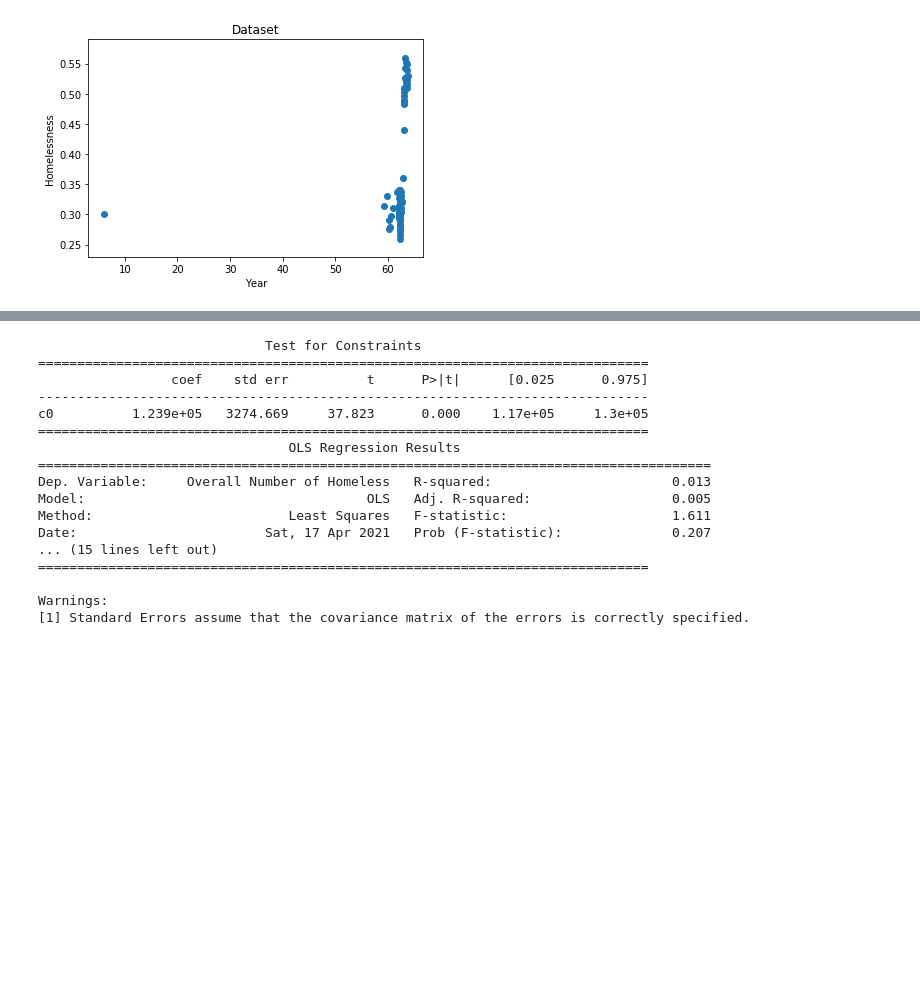
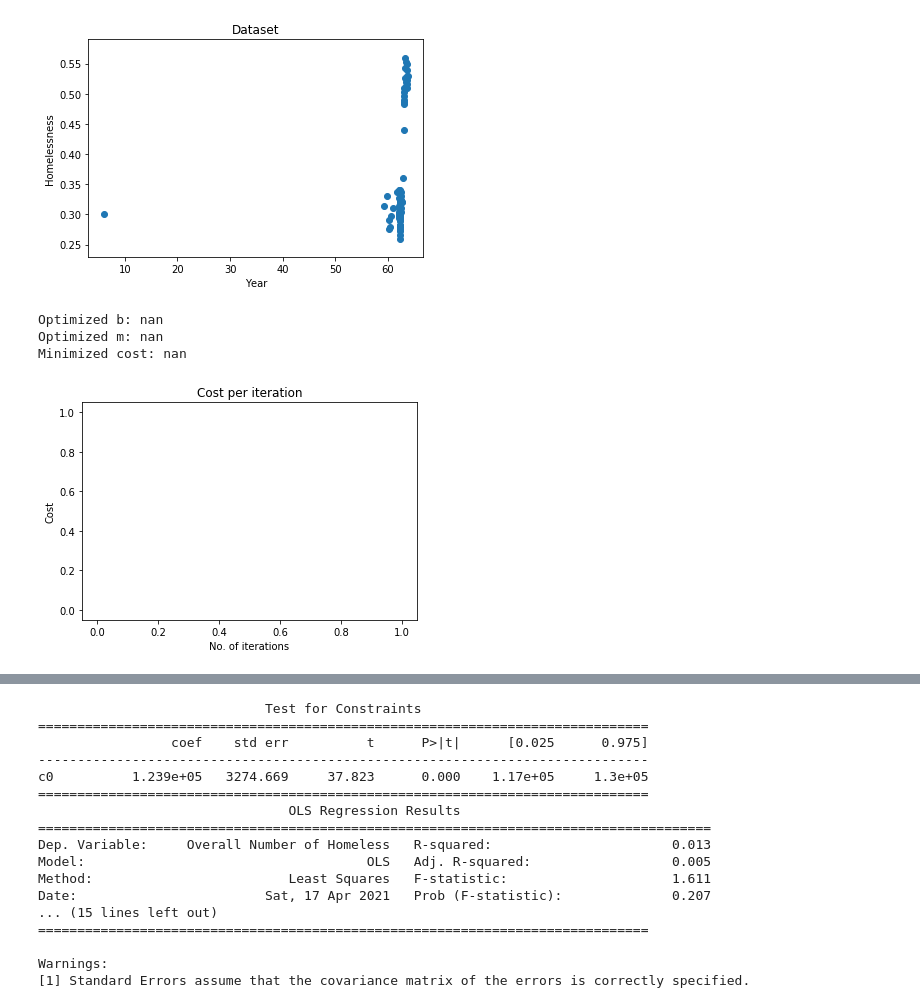
Before and after one commit to nesomo/juuuuii, a Jupyter notebook: Project_RealEstateData.ipynb, the cells around one changed output, grey strips where cells are left out. Cells and saved outputs as stored; diff of their text form; code cells hidden in the pictures; blank space fills up the shorter version.

```diff
--- a/Project_RealEstateData.ipynb
+++ b/Project_RealEstateData.ipynb
@@ -240,0 +448,21 @@ plt.show()
+# %%
+b, m, cost_graph = gradient_descent_runner(points, initial_b, initial_m, learning_rate, num_iterations)
+
+#Print optimized parameters
+print ('Optimized b:', b)
+print ('Optimized m:', m)
+
+#Print error with optimized parameters
+print ('Minimized cost:', compute_cost(b, m, points))
+# %% [output]
+Optimized b: nan
+Optimized m: nan
+Minimized cost: nan
+# %%
+plt.plot(cost_graph)
+plt.xlabel('No. of iterations')
+plt.ylabel('Cost')
+plt.title('Cost per iteration')
+plt.show()
+# %% [output]
+[figure, added]
```
Also changed, not shown: parts of 30 cells of this notebook.
